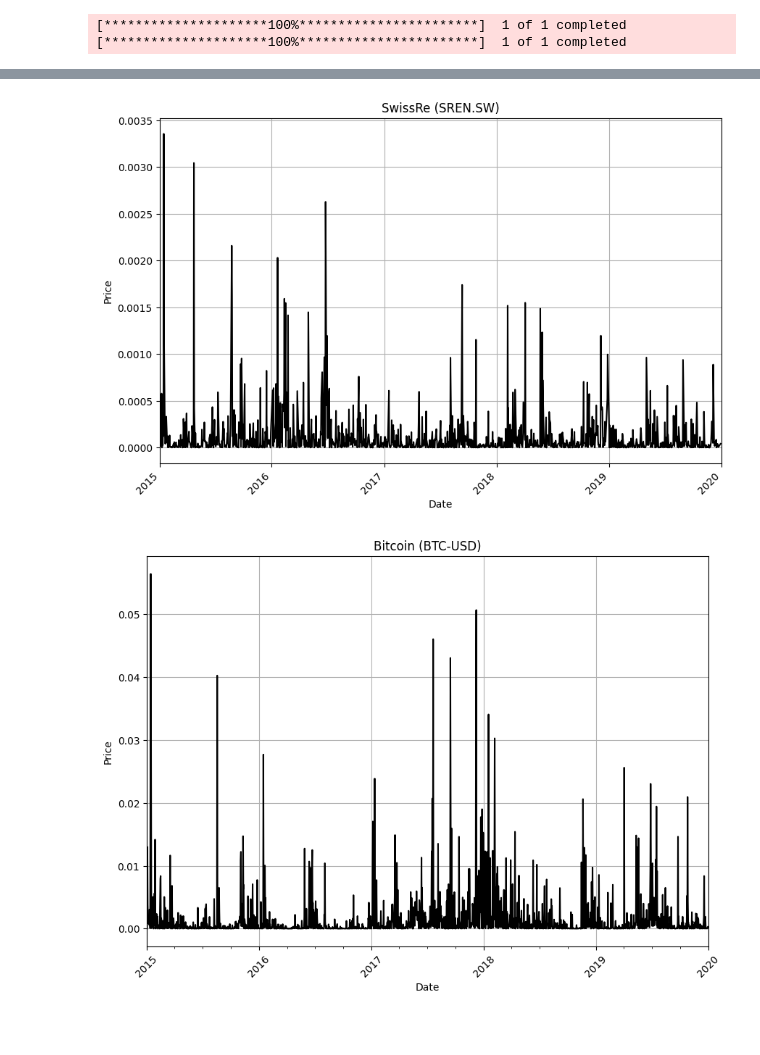
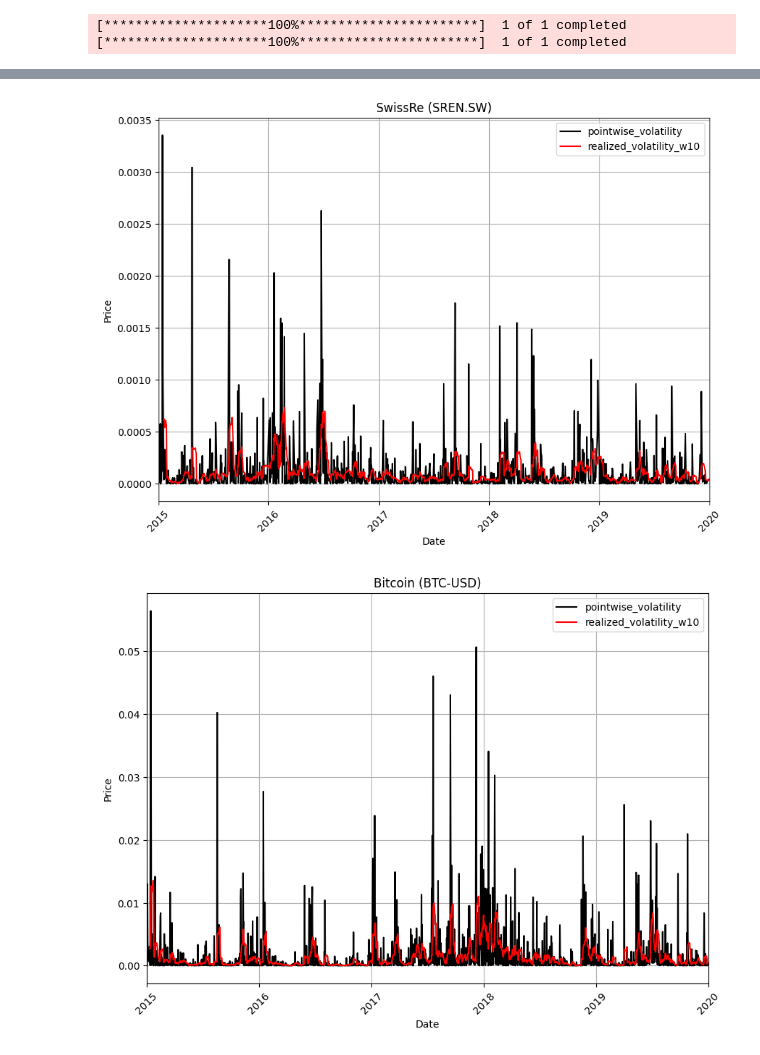
Before and after one commit to emilioMaddalena/volatility-forecasting, a Jupyter notebook: volatility_basics.ipynb, the cells around one changed output, grey strips where cells are left out. Saved outputs shown, nothing was run; the diff lists cells and outputs as text; code cells hidden in the pictures; blank space fills up the shorter version.

Commit message:
Plot pointwise and rolling vols side-by-side

```diff
--- a/volatility_basics.ipynb
+++ b/volatility_basics.ipynb
@@ -73,5 +74,6 @@ swiss_re.compute_realized_volatility(window=21)
 # %%
-plot_assets([swiss_re, bitcoin], "volatility")
+plot_series(swiss_re, ["pointwise_volatility", "realized_volatility_w10"])
+plot_series(bitcoin, ["pointwise_volatility", "realized_volatility_w10"])
 # %% [output]
-[figure, old version]
+[figure, new version]
-[figure, old version]
+[figure, new version]
```
Also changed, not shown: parts of 2 cells of this notebook.
